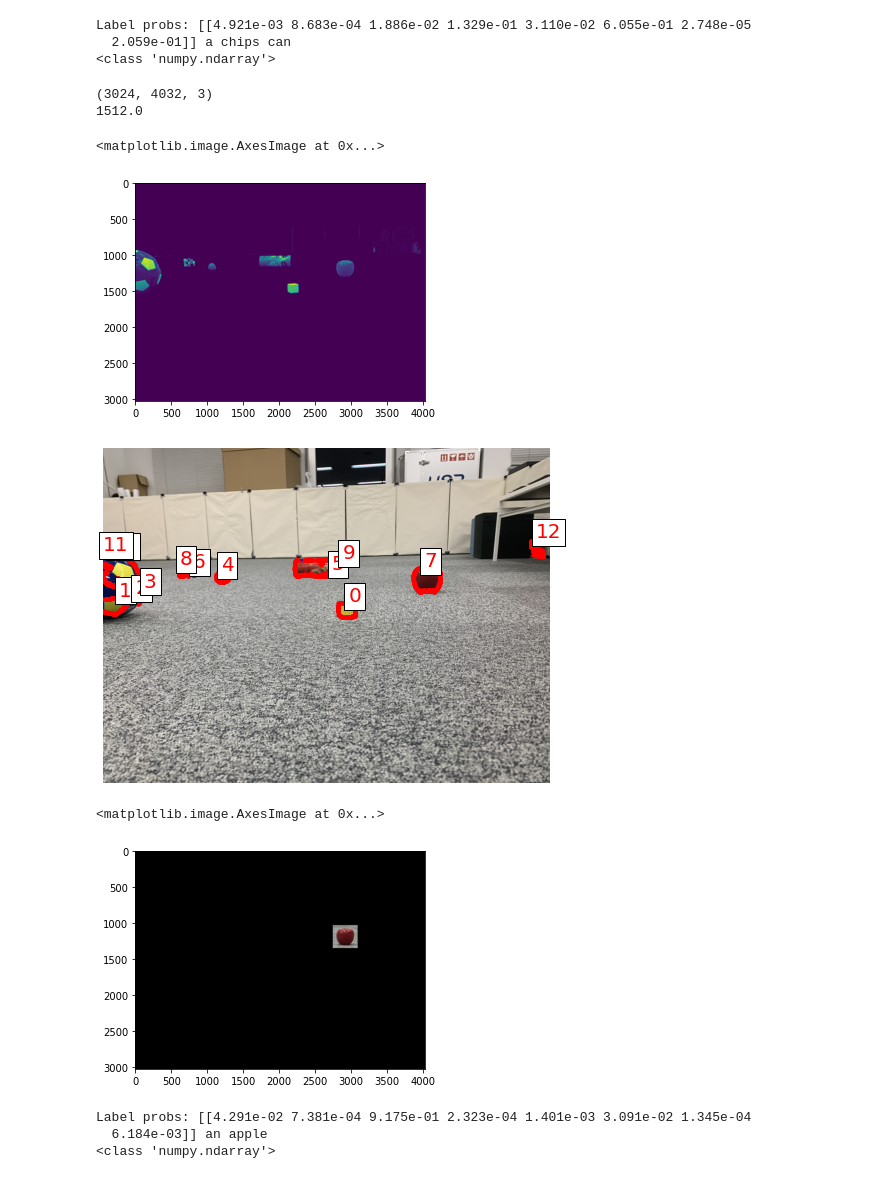
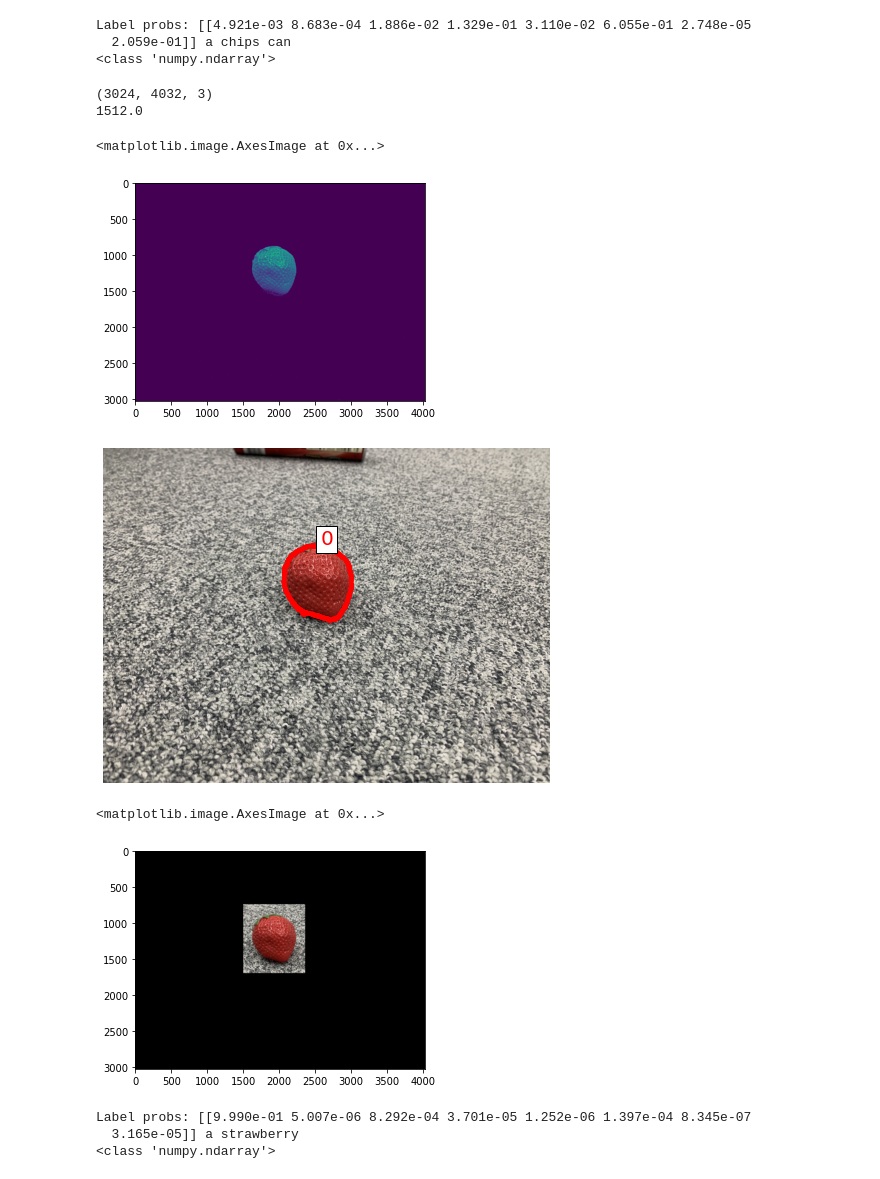
Before and after one commit to R2D2-like/roomba_hack, a Jupyter notebook: clip_画像処理.ipynb, the cells around one changed output. Drawn from its saved outputs; the diff is of its cells as text; code cells hidden in the pictures.

```diff
--- a/clip_画像処理.ipynb
+++ b/clip_画像処理.ipynb
@@ -241,7 +241,7 @@ Label probs: [[4.921e-03 8.683e-04 1.886e-02 1.329e-01 3.110e-02 6.055e-01 2.748
   2.059e-01]] a chips can
 <class 'numpy.ndarray'>
 # %%
-img_path='/content/drive/MyDrive/roombahack_groupc/20220917/IMG_9388.JPG'
+img_path='/content/drive/MyDrive/roombahack_groupc/20220917/IMG_9361.JPG'
 image = cv2.imread(img_path) # ファイル読み込み
 
 hsv = cv2.cvtColor(image, cv2.COLOR_BGR2HSV) # 画像をHSVに変換
@@ -296,7 +296,7 @@ plt.imshow(gray)
 (3024, 4032, 3)
 1512.0
 <matplotlib.image.AxesImage at 0x...>
-[figure, old version]
+[figure, new version]
 # %%
 
 # # 2値化する
@@ -311,20 +311,20 @@ fig, ax = plt.subplots(figsize=(8, 8))
 draw_contours(image, contours2, ax)
 plt.show()
 # %% [output]
-[figure, old version]
+[figure, new version]
 # %%
-target_idx = 7
+target_idx = 0
     # 輪郭に外接する長方形を取得する。
 x, y, width, height = cv2.boundingRect(contours2[target_idx])
 tmp_mask = np.zeros_like(mask)
 #tmp_mask[inty:y+height, x:x+width] = 1
 tmp_mask[int(y-height/5):int(y+height*6/5),int(x-width/5):int(x+width*6/5)] = 1
 fin = cv2.bitwise_and(image, image, mask=tmp_mask)
     #print(f"contour: {i}, topleft: ({x}, {y}), width: {width}, height: {height}")
 plt.imshow(fin)
 # %% [output]
 <matplotlib.image.AxesImage at 0x...>
-[figure, old version]
+[figure, new version]
 # %%
 import torch
 import clip
@@ -355,8 +355,8 @@ print("Label probs:", probs, texts[idx])
 
 print(type(probs))
 # %% [output]
-Label probs: [[4.291e-02 7.381e-04 9.175e-01 2.323e-04 1.401e-03 3.091e-02 1.345e-04
-  6.184e-03]] an apple
+Label probs: [[9.990e-01 5.007e-06 8.292e-04 3.701e-05 1.252e-06 1.397e-04 8.345e-07
+  3.165e-05]] a strawberry
 <class 'numpy.ndarray'>
 # %%
 if idx == 1:
```
Also changed, not shown: parts of 7 cells of this notebook.
